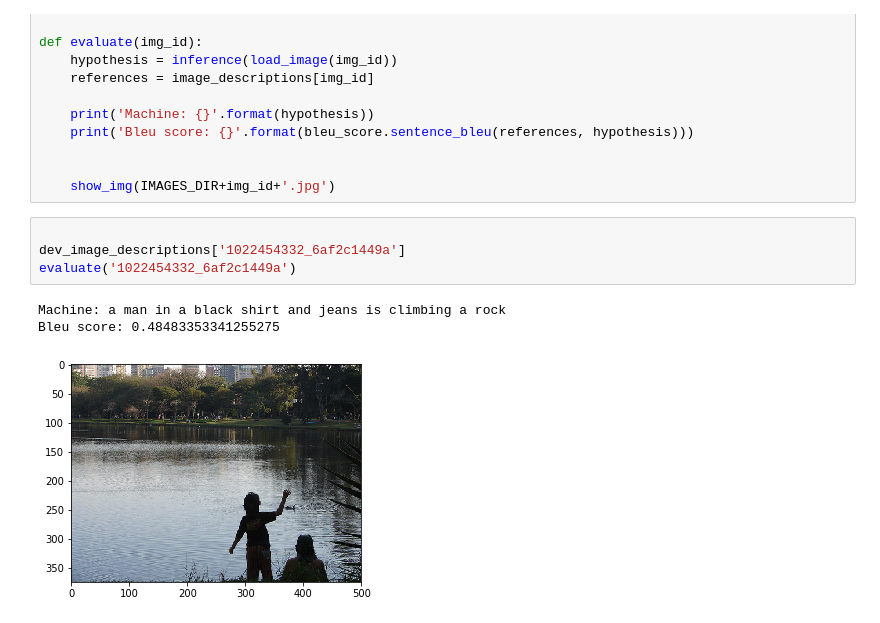
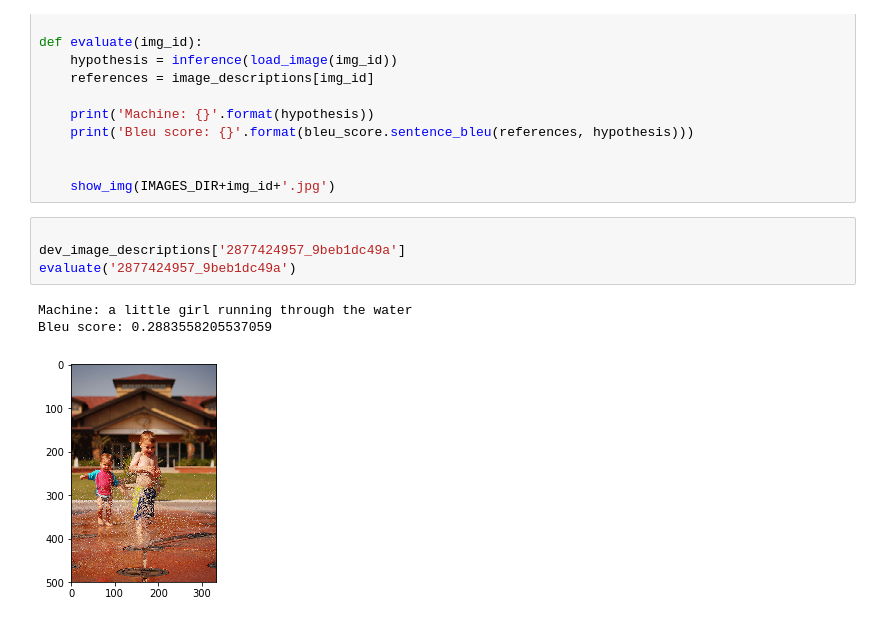
Before and after one commit to VIVelev/Image-Captioning, a Jupyter notebook: src/One-layer LSTM Decoder.ipynb, the cells around one changed output. Saved outputs shown, nothing was run; the diff lists cells and outputs as text.

```diff
--- a/src/One-layer LSTM Decoder.ipynb
+++ b/src/One-layer LSTM Decoder.ipynb
@@ -748,9 +720,9 @@ def evaluate(img_id):
     show_img(IMAGES_DIR+img_id+'.jpg')
 # %%
 
-dev_image_descriptions['1022454332_6af2c1449a']
-evaluate('1022454332_6af2c1449a')
+dev_image_descriptions['2877424957_9beb1dc49a']
+evaluate('2877424957_9beb1dc49a')
 # %% [output]
-Machine: a man in a black shirt and jeans is climbing a rock
-Bleu score: 0.48483353341255275
+Machine: a little girl running through the water
+Bleu score: 0.2883558205537059
-[figure, old version]
+[figure, new version]
```
Also changed, not shown: parts of 4 cells of this notebook.
